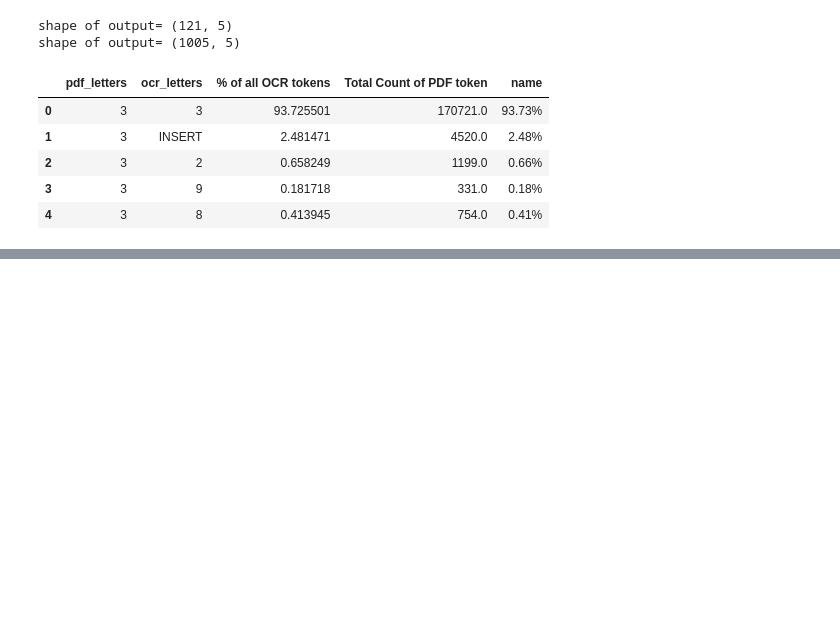
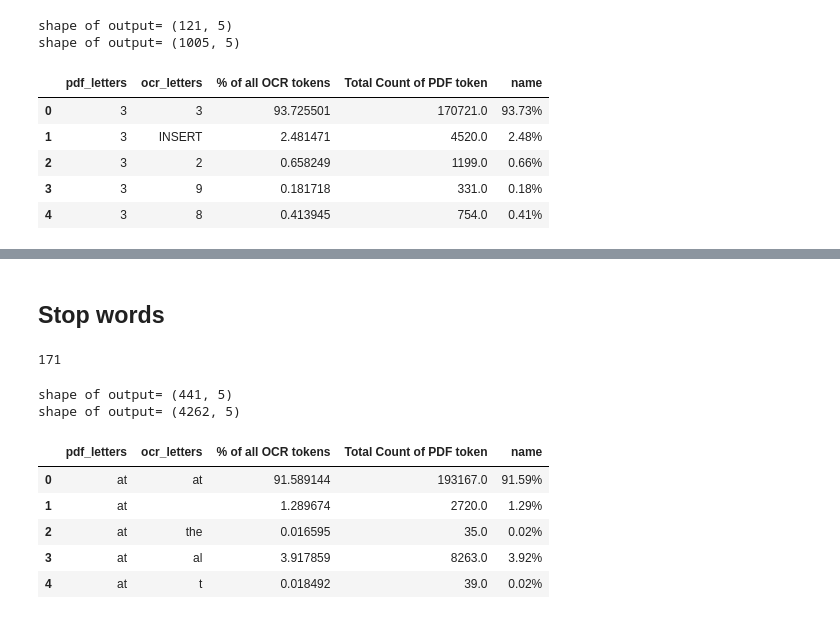
Before and after one commit to ReadingTimeMachine/ocr_post_correction, a Jupyter notebook: explore_dataset.ipynb, the cells around one changed output, grey strips where cells are left out. Cells and saved outputs as stored; diff of their text form; code cells hidden in the pictures; blank space fills up the shorter version.

Commit message:
some word stuff

```diff
--- a/explore_dataset.ipynb
+++ b/explore_dataset.ipynb
@@ -31,6 +31,9 @@ with open(data_dir+'letters.pickle','rb') as f:
     letters = pickle.load(f)
 with open(data_dir+'words.pickle','rb') as f:
     words = pickle.load(f)
+# all clean words
+with open(data_dir+'words_cleaned.pickle','rb') as f:
+    words_cleaned = pickle.load(f)
 # %% [markdown]
 Format characters for plotting:
 # %%
@@ -351,0 +488,21 @@ chart_digits.save(myJekyllDir + 'digits.json')
+# %%
+# also cleaned words
+normalized=True
+pdf_letters = []; ocr_letters = []; counts = []; counts_unnormed = []
+for pl,ols in words_cleaned.items():
+    if normalized:
+        cdiv=0.0
+        for ol,c in ols.items(): # % in OCR
+            cdiv += c
+    else:
+        cdiv = 1.0
+
+    for ol,c in ols.items():
+        pdf_letters.append(pl)
+        ocr_letters.append(ol)
+        counts.append(c/cdiv*100)
+        counts_unnormed.append(c)
+
+df_words_clean = pd.DataFrame({'pdf_letters':pdf_letters,
+                        'ocr_letters':ocr_letters,
+                        'counts':counts, 'counts unnormalized':counts_unnormed})
@@ -351,0 +518,2 @@ chart_digits.save(myJekyllDir + 'digits.json')
+# %% [markdown]
+## Stop words
@@ -351,0 +522,29 @@ chart_digits.save(myJekyllDir + 'digits.json')
+# %%
+# lets look for stopwords
+stop_words_all = stopwords.words('English')
+# take out single characters
+stop_words = []
+for s in stop_words_all:
+    if len(s) > 1:
+        stop_words.append(s)
+# %%
+len(stop_words)
+# %% [output]
+171
+# %%
+df_words_stop = df_words_clean.loc[(df_words_clean['pdf_letters'].isin(stop_words)) & (df_words_clean['ocr_letters'].isin(stop_words))]
+df_words_stop_large = df_words_clean.loc[df_words_clean['pdf_letters'].isin(stop_words)] # keep all OCR letters
+# cut off lower-counted things
+tol_count = 5
+df_words_stop = subset_by_percent(df_words_stop.copy(), tol_count = tol_count) # formatting
+df_words_stop_large = subset_by_percent(df_words_stop_large.copy(), tol_count = tol_count) # formatting
+df_words_stop_large.head()
+# %% [output]
+shape of output= (441, 5)
+shape of output= (4262, 5)
+|  | pdf_letters | ocr_letters | % of all OCR tokens | Total Count of PDF token | name |
+| 0 | at | at | 91.589144 | 193167.0 | 91.59% |
+| 1 | at |  | 1.289674 | 2720.0 | 1.29% |
+| 2 | at | the | 0.016595 | 35.0 | 0.02% |
+| 3 | at | al | 3.917859 | 8263.0 | 3.92% |
+| 4 | at | t | 0.018492 | 39.0 | 0.02% |
```
Also changed, not shown: parts of 42 cells of this notebook, 2 other files.
